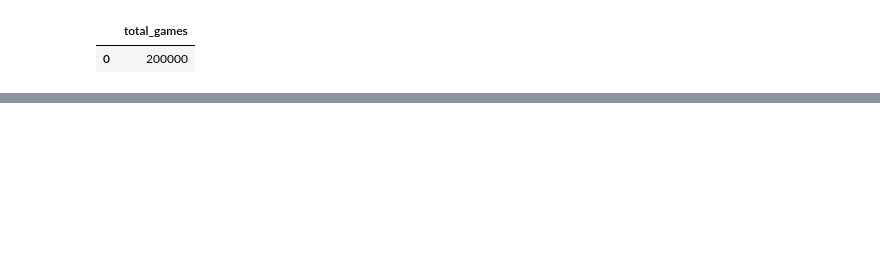
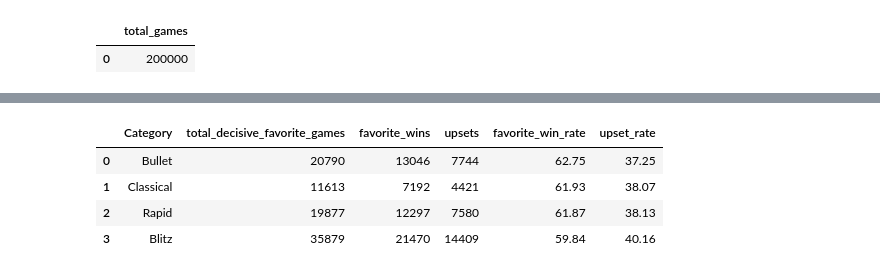
Before and after one commit to hafezomar/lichess-game-analysis, a Jupyter notebook: notebooks/01_sql_game_analysis.ipynb, the cells around one changed output, grey strips where cells are left out. Saved outputs shown, nothing was run; the diff lists cells and outputs as text; code cells hidden in the pictures; blank space fills up the shorter version.

```diff
--- a/notebooks/01_sql_game_analysis.ipynb
+++ b/notebooks/01_sql_game_analysis.ipynb
@@ -58,0 +246,44 @@ conn
+# %%
+favorite_outcomes_by_category_query = """
+WITH favorite_outcomes_by_category AS (
+	SELECT
+		g.Category,
+		COUNT(*) AS total_decisive_favorite_games,
+		SUM(CASE
+				WHEN (g.rating_favorite = 'White favorite' AND g.winner = 'White')
+				OR (g.rating_favorite = 'Black favorite' AND g.winner = 'Black')
+				THEN 1
+				ELSE 0
+			END) AS favorite_wins,
+		SUM(CASE
+				WHEN (g.rating_favorite = 'Black favorite' AND g.winner = 'White')
+				OR (g.rating_favorite = 'White favorite' AND g.winner = 'Black')
+				THEN 1
+				ELSE 0
+			END) AS upsets
+	FROM games AS g
+	WHERE g.winner IN ('White', 'Black')
+	AND g.rating_favorite IN ('White favorite', 'Black favorite')
+	GROUP BY g.Category
+)
+
+SELECT
+	fobc.Category,
+	fobc.total_decisive_favorite_games,
+	fobc.favorite_wins,
+	fobc.upsets,
+	ROUND(fobc.favorite_wins * 100.0 / fobc.total_decisive_favorite_games, 2) AS favorite_win_rate,
+	ROUND(fobc.upsets * 100.0 / fobc.total_decisive_favorite_games, 2) AS upset_rate
+FROM favorite_outcomes_by_category AS fobc
+ORDER BY favorite_win_rate DESC;
+"""
+
+favorite_outcomes_by_category_df = run_query(favorite_outcomes_by_category_query)
+
+favorite_outcomes_by_category_df
+# %% [output]
+|  | Category | total_decisive_favorite_games | favorite_wins | upsets | favorite_win_rate | upset_rate |
+| 0 | Bullet | 20790 | 13046 | 7744 | 62.75 | 37.25 |
+| 1 | Classical | 11613 | 7192 | 4421 | 61.93 | 38.07 |
+| 2 | Rapid | 19877 | 12297 | 7580 | 61.87 | 38.13 |
+| 3 | Blitz | 35879 | 21470 | 14409 | 59.84 | 40.16 |
```
Also changed, not shown: parts of 28 cells of this notebook, 3 other files.
